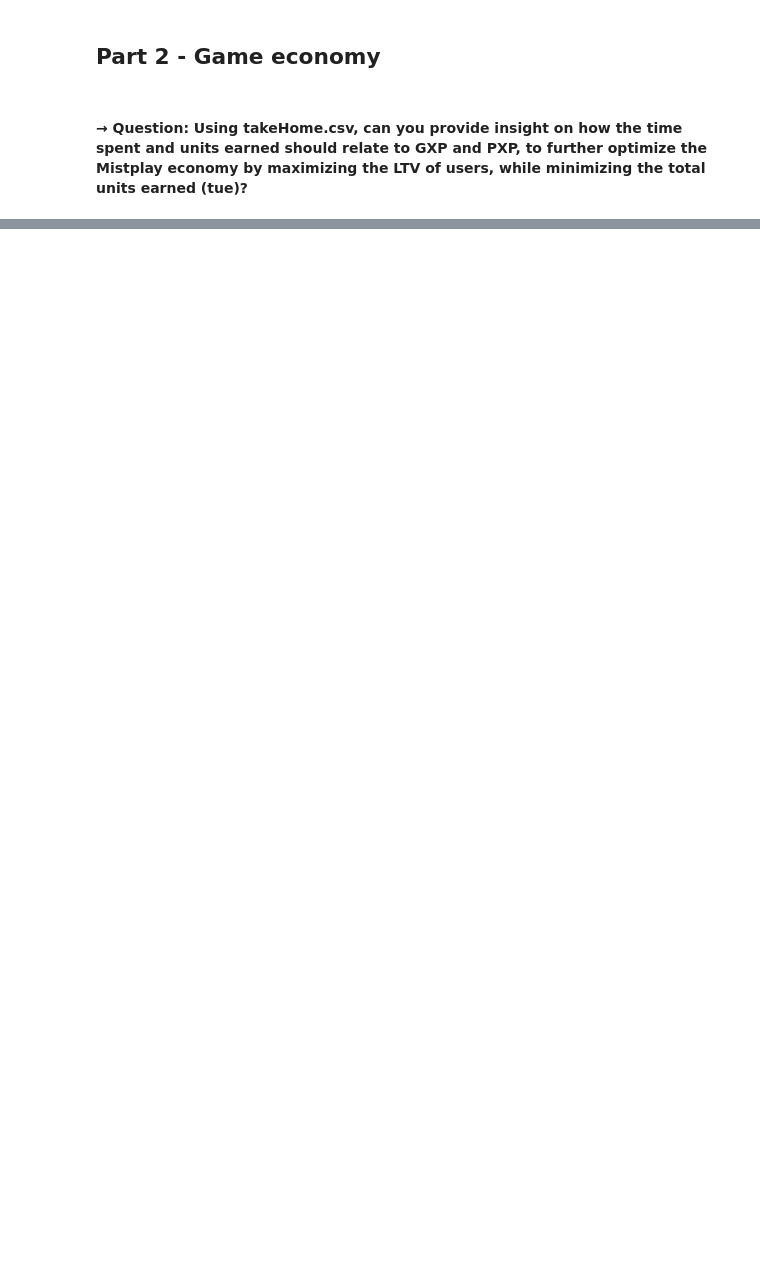
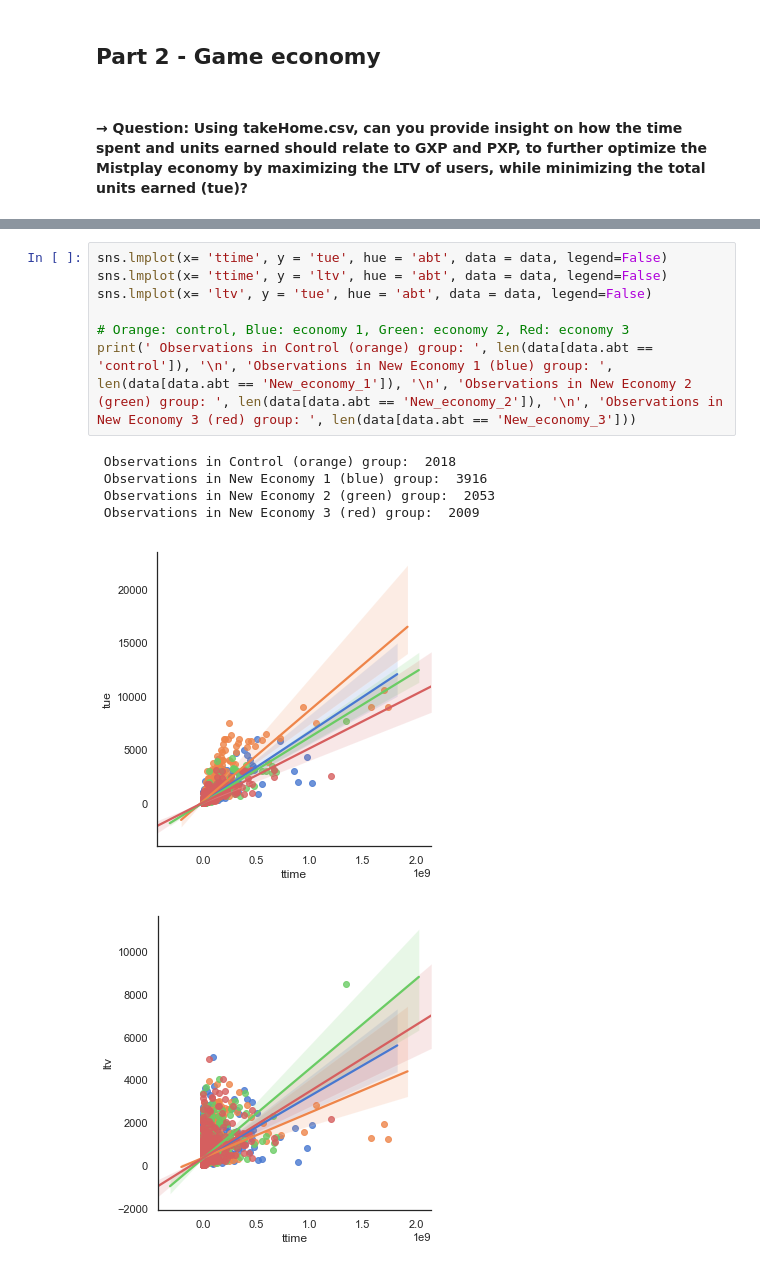
Before and after one commit to gosselinmarcantoine/data-analysis-challenge-mistplay, a Jupyter notebook: Data-Analysis-Challenge.ipynb, the cells around one changed output, grey strips where cells are left out. Drawn from its saved outputs; the diff is of its cells as text; blank space fills up the shorter version.

```diff
--- a/Data-Analysis-Challenge.ipynb
+++ b/Data-Analysis-Challenge.ipynb
@@ -201,0 +143,14 @@ sts.head()
+# %%
+sns.lmplot(x= 'ttime', y = 'tue', hue = 'abt', data = data, legend=False)
+sns.lmplot(x= 'ttime', y = 'ltv', hue = 'abt', data = data, legend=False)
+sns.lmplot(x= 'ltv', y = 'tue', hue = 'abt', data = data, legend=False)
+
+# Orange: control, Blue: economy 1, Green: economy 2, Red: economy 3
+print(' Observations in Control (orange) group: ', len(data[data.abt == 'control']), '\n', 'Observations in New Economy 1 (blue) group: ', len(data[data.abt == 'New_economy_1']), '\n', 'Observations in New Economy 2 (green) group: ', len(data[data.abt == 'New_economy_2']), '\n', 'Observations in New Economy 3 (red) group: ', len(data[data.abt == 'New_economy_3']))
+# %% [output]
+ Observations in Control (orange) group:  2018
+ Observations in New Economy 1 (blue) group:  3916
+ Observations in New Economy 2 (green) group:  2053
+ Observations in New Economy 3 (red) group:  2009
+[figure, added]
+[figure, added]
```
Also changed, not shown: parts of 29 cells of this notebook, 1 other file.
